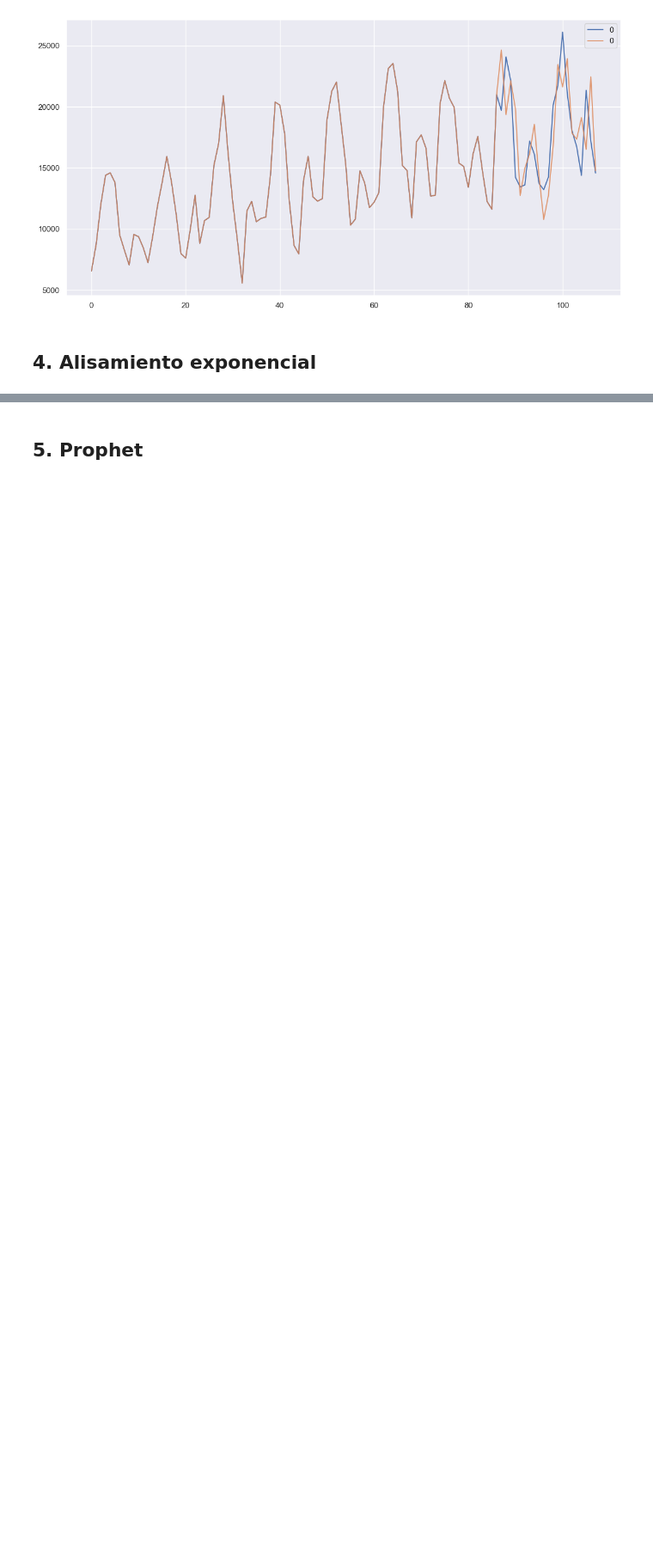
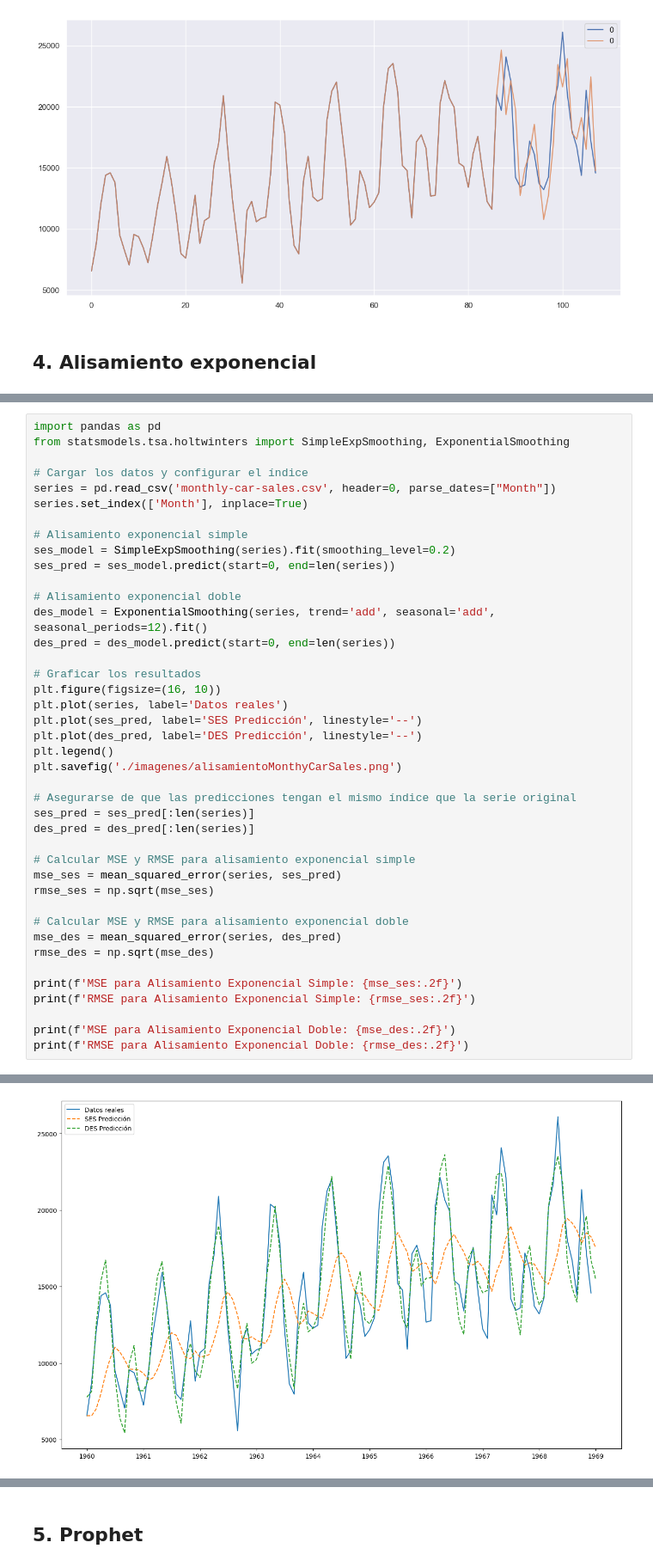
Before and after one commit to Priscigs/Lab3-DS, a Jupyter notebook: monthly-car-sales.ipynb, the cells around one changed output, grey strips where cells are left out. Shown: that part at 86% size. Saved outputs shown, nothing was run; the diff lists cells and outputs as text; blank space fills up the shorter version.

```diff
--- a/monthly-car-sales.ipynb
+++ b/monthly-car-sales.ipynb
@@ -395,0 +353,42 @@ IndexError: list index out of range
+# %%
+import pandas as pd
+from statsmodels.tsa.holtwinters import SimpleExpSmoothing, ExponentialSmoothing
+
+# Cargar los datos y configurar el índice
+series = pd.read_csv('monthly-car-sales.csv', header=0, parse_dates=["Month"])
+series.set_index(['Month'], inplace=True)
+
+# Alisamiento exponencial simple
+ses_model = SimpleExpSmoothing(series).fit(smoothing_level=0.2)
+ses_pred = ses_model.predict(start=0, end=len(series))
+
+# Alisamiento exponencial doble
+des_model = ExponentialSmoothing(series, trend='add', seasonal='add', seasonal_periods=12).fit()
+des_pred = des_model.predict(start=0, end=len(series))
+
+# Graficar los resultados
+plt.figure(figsize=(16, 10))
+plt.plot(series, label='Datos reales')
+plt.plot(ses_pred, label='SES Predicción', linestyle='--')
+plt.plot(des_pred, label='DES Predicción', linestyle='--')
+plt.legend()
+plt.savefig('./imagenes/alisamientoMonthyCarSales.png')
+
+# Asegurarse de que las predicciones tengan el mismo índice que la serie original
+ses_pred = ses_pred[:len(series)]
+des_pred = des_pred[:len(series)]
+
+# Calcular MSE y RMSE para alisamiento exponencial simple
+mse_ses = mean_squared_error(series, ses_pred)
+rmse_ses = np.sqrt(mse_ses)
+
+# Calcular MSE y RMSE para alisamiento exponencial doble
+mse_des = mean_squared_error(series, des_pred)
+rmse_des = np.sqrt(mse_des)
+
+print(f'MSE para Alisamiento Exponencial Simple: {mse_ses:.2f}')
+print(f'RMSE para Alisamiento Exponencial Simple: {rmse_ses:.2f}')
+
+print(f'MSE para Alisamiento Exponencial Doble: {mse_des:.2f}')
+print(f'RMSE para Alisamiento Exponencial Doble: {rmse_des:.2f}')
+# %% [output]
@@ -395,0 +399 @@ IndexError: list index out of range
+[figure, added]
```
Also changed, not shown: parts of 7 cells of this notebook, 1 other file.
